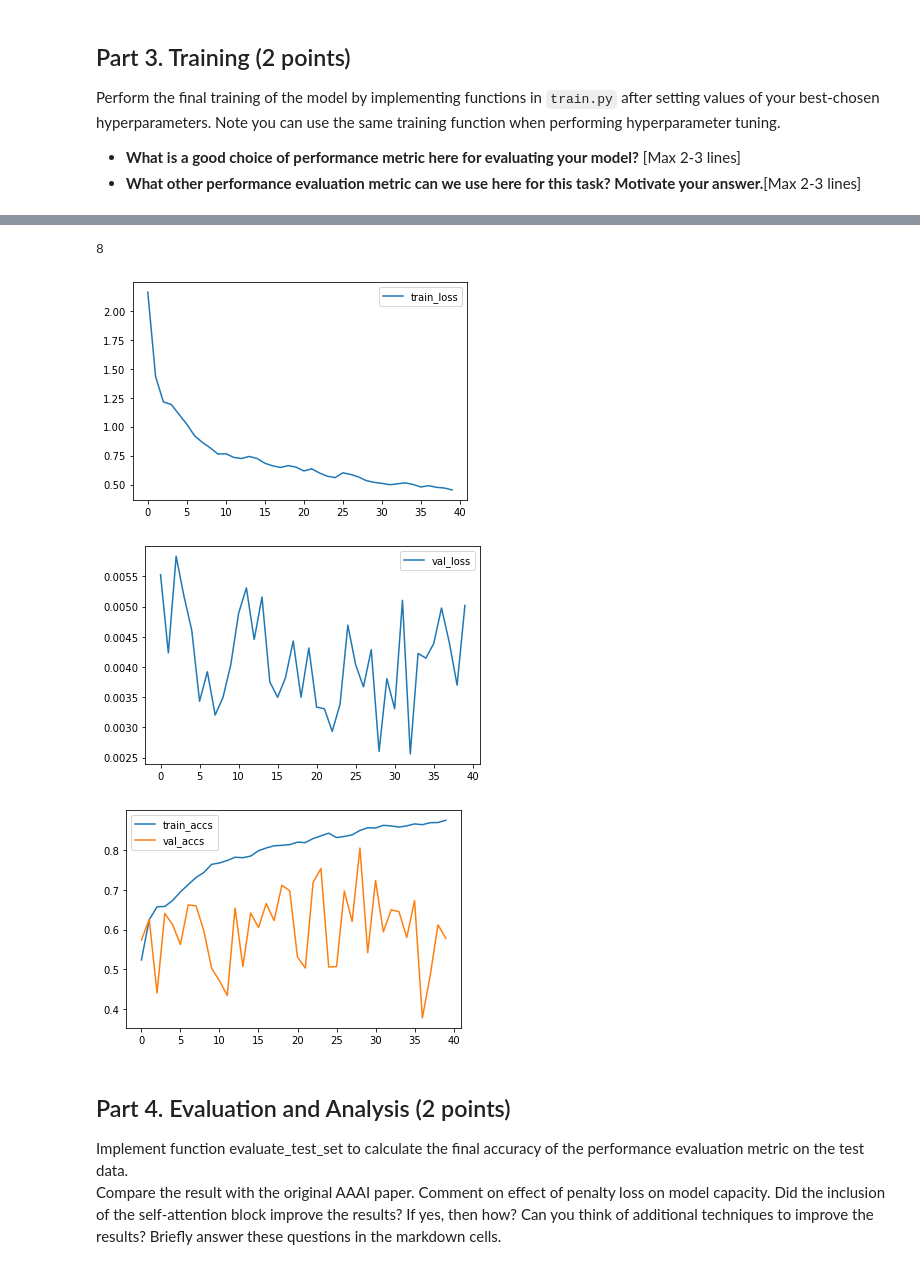
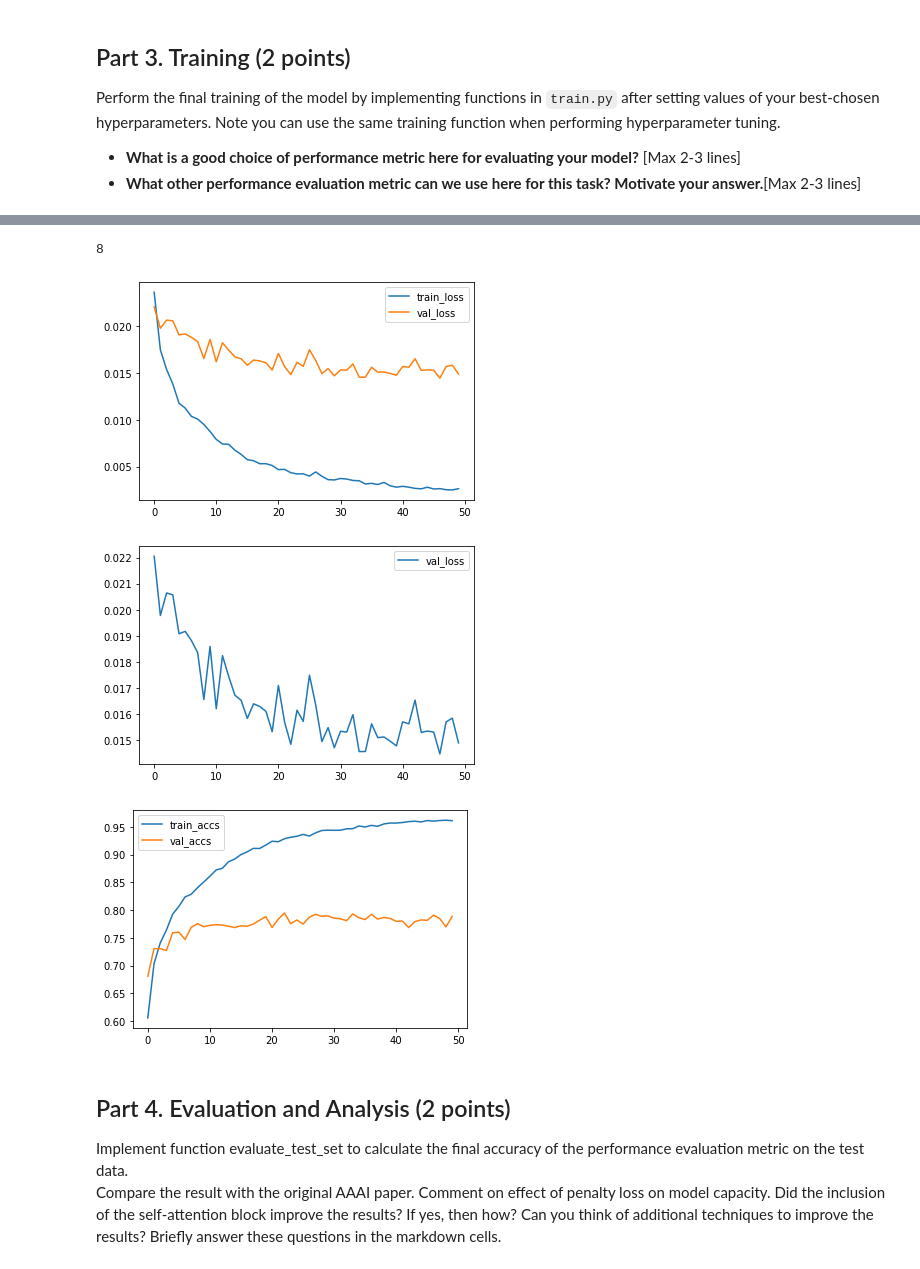
Before and after one commit to Serbernari/NNTI_project, a Jupyter notebook: task3/Task3.ipynb, the cells around one changed output, grey strips where cells are left out. Saved outputs shown, nothing was run; the diff lists cells and outputs as text; code cells hidden in the pictures.

```diff
--- a/task3/Task3.ipynb
+++ b/task3/Task3.ipynb
@@ -184,17 +185,17 @@ Perform the final training of the model by implementing functions in `train.py`
 
 batch_size = 64
 vocab_size = len(sick_data.vocab)
-embedding_size = 600
+embedding_size = 300
 learning_rate = 8e-05#0.0004930708179433092
-max_epochs = 40
+max_epochs = 50
 dropout = 0.166
 device = torch.device("cuda:0" if torch.cuda.is_available() else "cpu")
 ## encoder attention config
 attention_encoder_config = {
-    "n_layers": 24,  ## number of encoder layers
-    "n_heads": 18,  ## heads in multi-head attention
+    "n_layers": 12,  ## number of encoder layers
+    "n_heads": 12,  ## heads in multi-head attention
     "expansion": 4, ## encoder feed forward embedding size expansion factor
-    "vocab_max": 14 ## max sequence length
+    "vocab_max": 40 ## max sequence length
 }
 # %%
 from siamese_lstm_attention import SiameseBiLSTMAttention
@@ -203,6 +204,7 @@ siamese_lstm_attention = SiameseBiLSTMAttention(
     batch_size=batch_size,
     vocab_size=vocab_size,
     embedding_size=embedding_size,
+    embedding_weights=embedding_weights,
     attention_encoder_config=attention_encoder_config,
     device=device,
     pad_index=pad_index,
@@ -267,26 +269,27 @@ INFO:root:Train loss: 0.0064763654954731464 - acc: 0.8750851376027465 -- Validat
 # %%
 import matplotlib.pyplot as plt
-print(len(sick_dataloaders['validation']))
+
 plt.plot(train_losses[:], label='train_loss')
+plt.plot(val_losses[:], label='val_loss')
 plt.legend()
-plt.savefig('train_losses_tests')
+plt.savefig('train_losses')
 plt.show()
 
 plt.plot(val_losses[:], label='val_loss')
 plt.legend()
-plt.savefig('val_losses_test')
+plt.savefig('val_losses')
 plt.show()
 
 plt.plot(train_accs, label='train_accs')
 plt.plot(val_accs, label='val_accs')
 plt.legend()
-plt.savefig('accuracies_test')
+plt.savefig('accuracies')
 plt.show()
 # %% [output]
 8
-[figure, old version]
+[figure, new version]
-[figure, old version]
+[figure, new version]
-[figure, old version]
+[figure, new version]
 # %% [markdown]
 ## Part 4. Evaluation and Analysis (2 points)
 Implement function evaluate_test_set to calculate the final accuracy of the performance evaluation metric on the test data.
```
Also changed, not shown: parts of 11 cells of this notebook, 8 other files.
